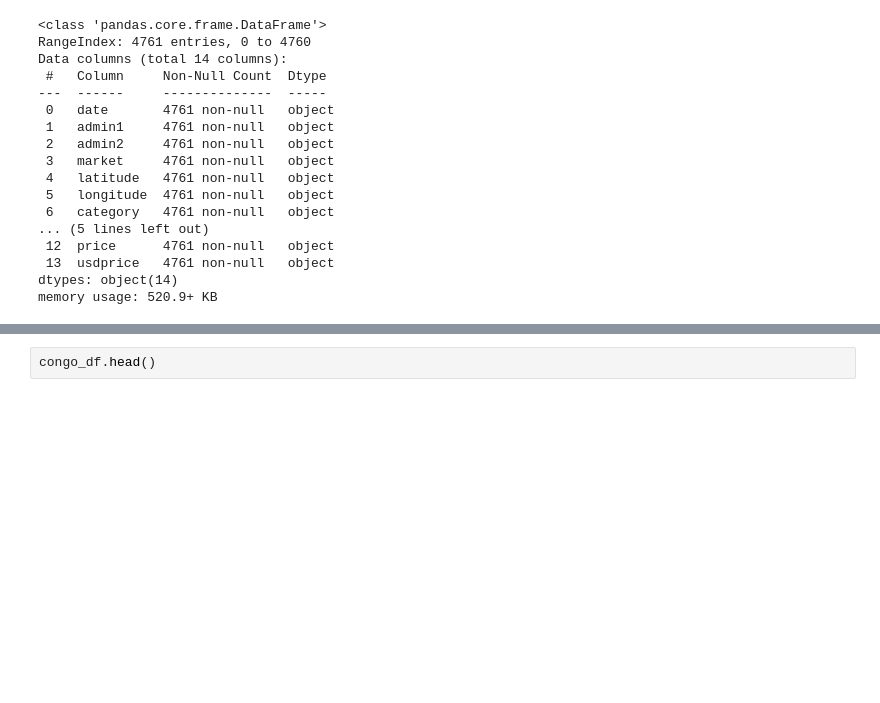
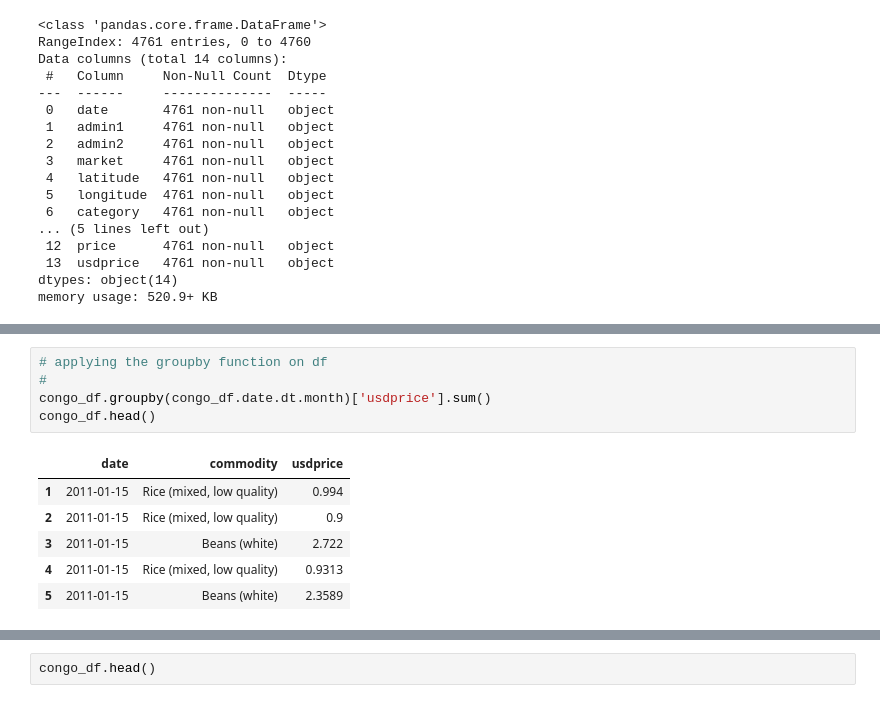
Before and after one commit to andydaehn/Global_Food_Prices, a Jupyter notebook: World_Food_Prices.ipynb, the cells around one changed output, grey strips where cells are left out. Cells and saved outputs as stored; diff of their text form; blank space fills up the shorter version.

```diff
--- a/World_Food_Prices.ipynb
+++ b/World_Food_Prices.ipynb
@@ -120,0 +136,12 @@ congo_df.head()
+# %%
+# applying the groupby function on df
+#
+congo_df.groupby(congo_df.date.dt.month)['usdprice'].sum()
+congo_df.head()
+# %% [output]
+|  | date | commodity | usdprice |
+| 1 | 2011-01-15 | Rice (mixed, low quality) | 0.994 |
+| 2 | 2011-01-15 | Rice (mixed, low quality) | 0.9 |
+| 3 | 2011-01-15 | Beans (white) | 2.722 |
+| 4 | 2011-01-15 | Rice (mixed, low quality) | 0.9313 |
+| 5 | 2011-01-15 | Beans (white) | 2.3589 |
```
Also changed, not shown: parts of 17 cells of this notebook.
